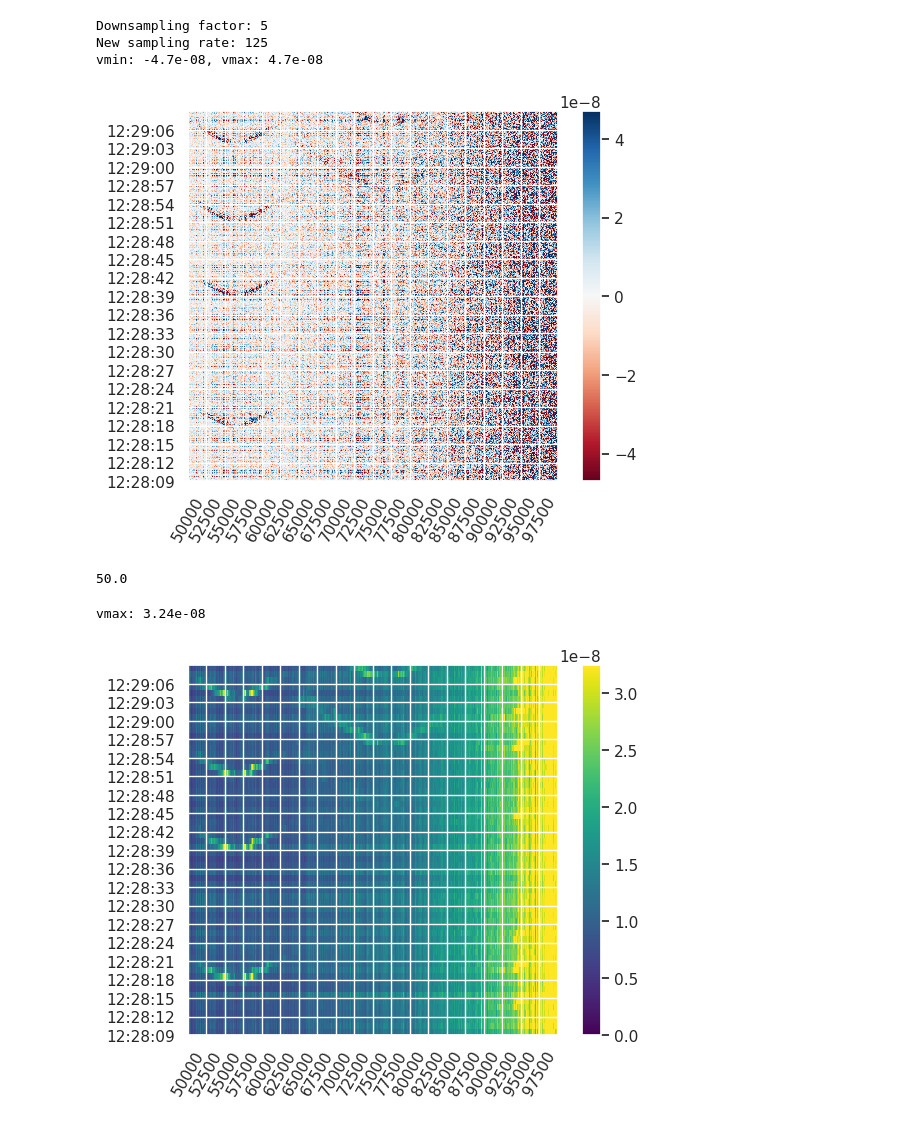
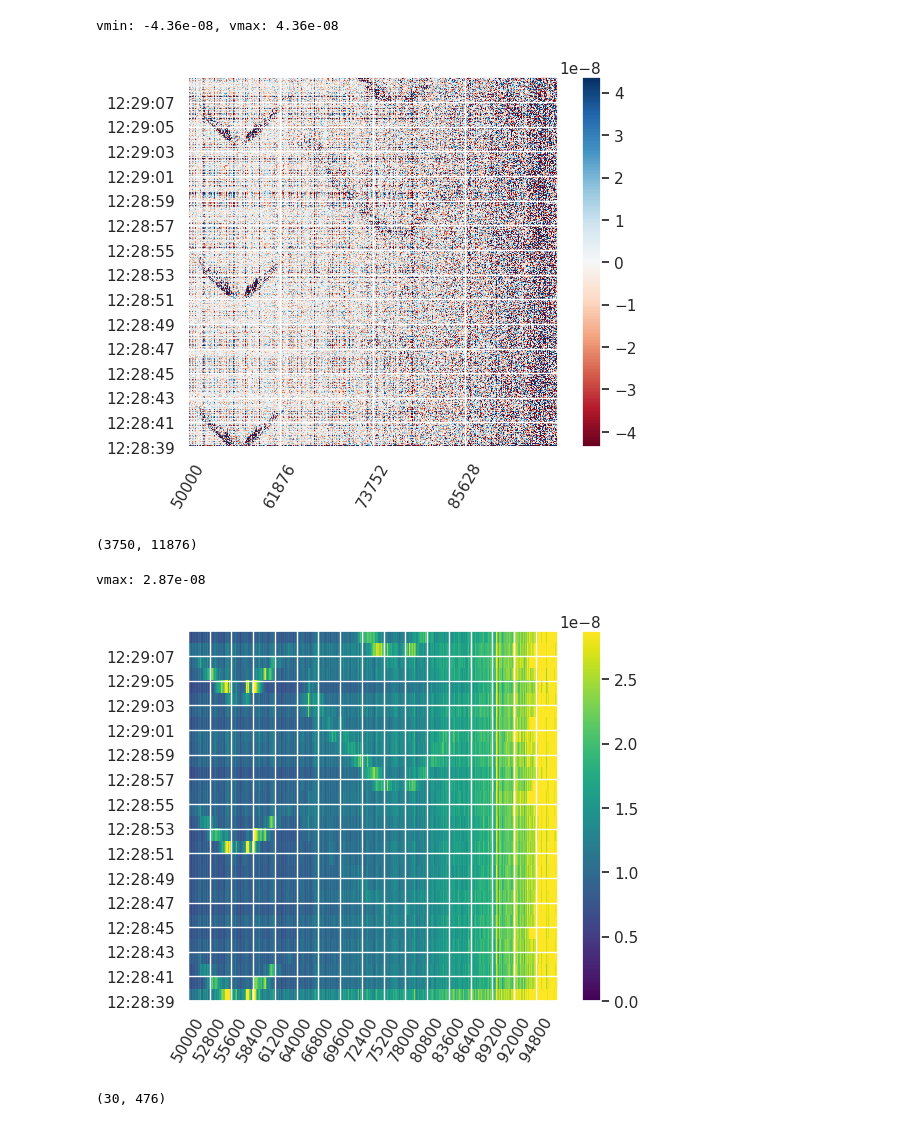
Before and after one commit to truongphanduykhanh/dasly, a Jupyter notebook: notebooks/19-khanhtruong-whale.ipynb, the cells around one changed output. Drawn from its saved outputs; the diff is of its cells as text; code cells hidden in the pictures.

```diff
--- a/notebooks/19-khanhtruong-whale.ipynb
+++ b/notebooks/19-khanhtruong-whale.ipynb
@@ -21,6 +21,6 @@ folder_path = '/mnt/Datastore/usr/kptruong/Svalbard_whale/20220822'
 file_paths = helper.find_hdf5(folder_path)
 # file_paths = file_paths[8:8+6]
 # file_paths = file_paths[0:6]
-
-len(file_paths)
+file_paths = file_paths[49+3:49+6]
+file_paths
 # %% [output]
@@ -35,3 +37,5 @@ Welcome to Dasly!
+# %%
+das.signal = das.signal.loc[:, 50000:97500]
 # %%
 das.decimate(frequency=25)
 das.heatmap()
@@ -38,23 +47,24 @@ das.heatmap()
 # %%
 das.bandpass_filter(15, 25)
-das.decimate(frequency=25)
 das.heatmap()
 # %% [output]
-Downsampling factor: 5
-New sampling rate: 125
-vmin: -4.7e-08, vmax: 4.7e-08
+vmin: -4.36e-08, vmax: 4.36e-08
-[figure, old version]
+[figure, new version]
 # %%
-das.signal.shape[1] / 250
+das.signal.shape
 # %% [output]
-50.0
+(3750, 11876)
 # %%
 das.signal = das.signal.abs()
 das.sample(seconds=1, channels=100, func_name='mean')
 das.heatmap()
 # %% [output]
-vmax: 3.24e-08
+vmax: 2.87e-08
-[figure, old version]
+[figure, new version]
+# %%
+das.signal.shape
+# %% [output]
+(30, 476)
 # %%
 das.sobel_filter()
 das.heatmap()
```
Also changed, not shown: parts of 11 cells of this notebook, 14 other files.
